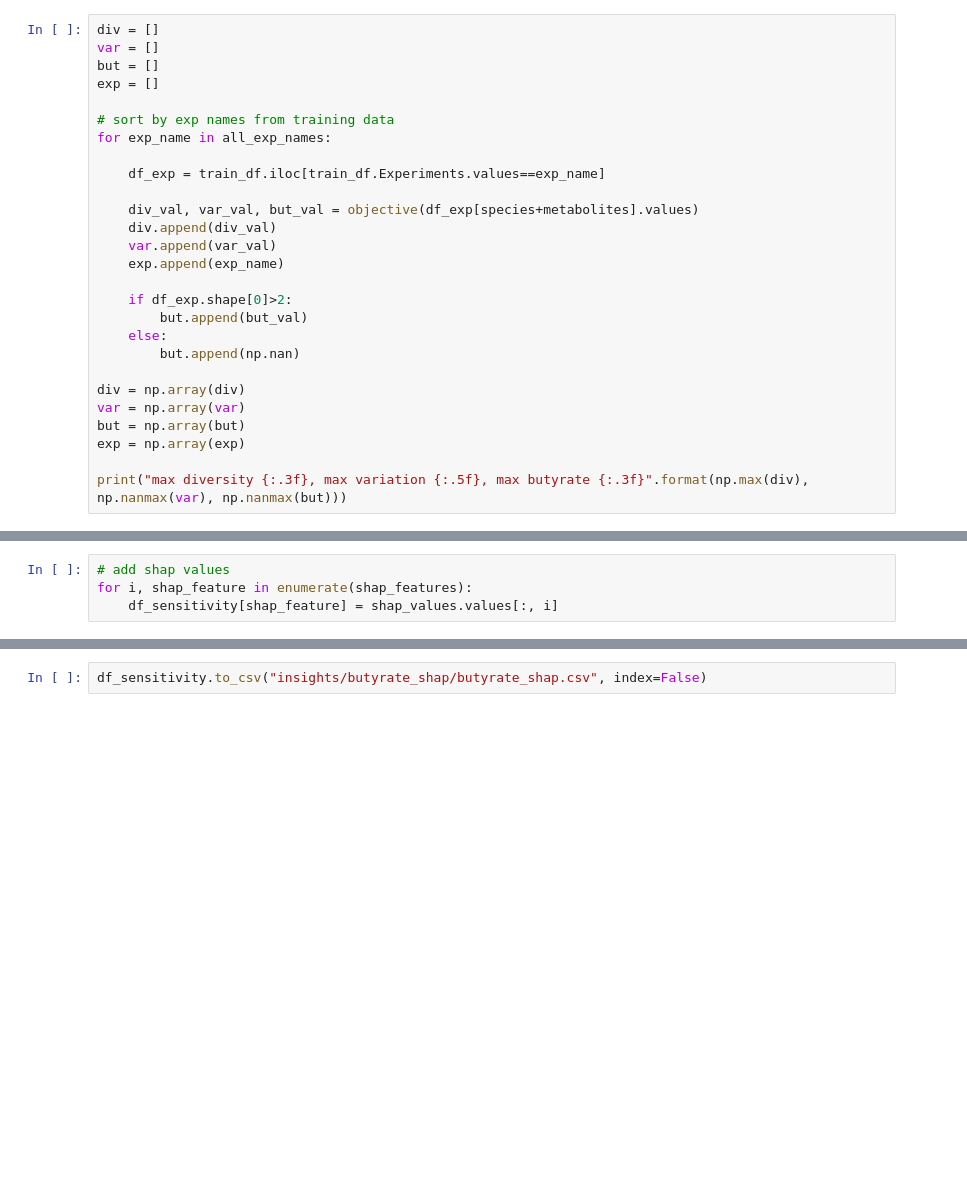
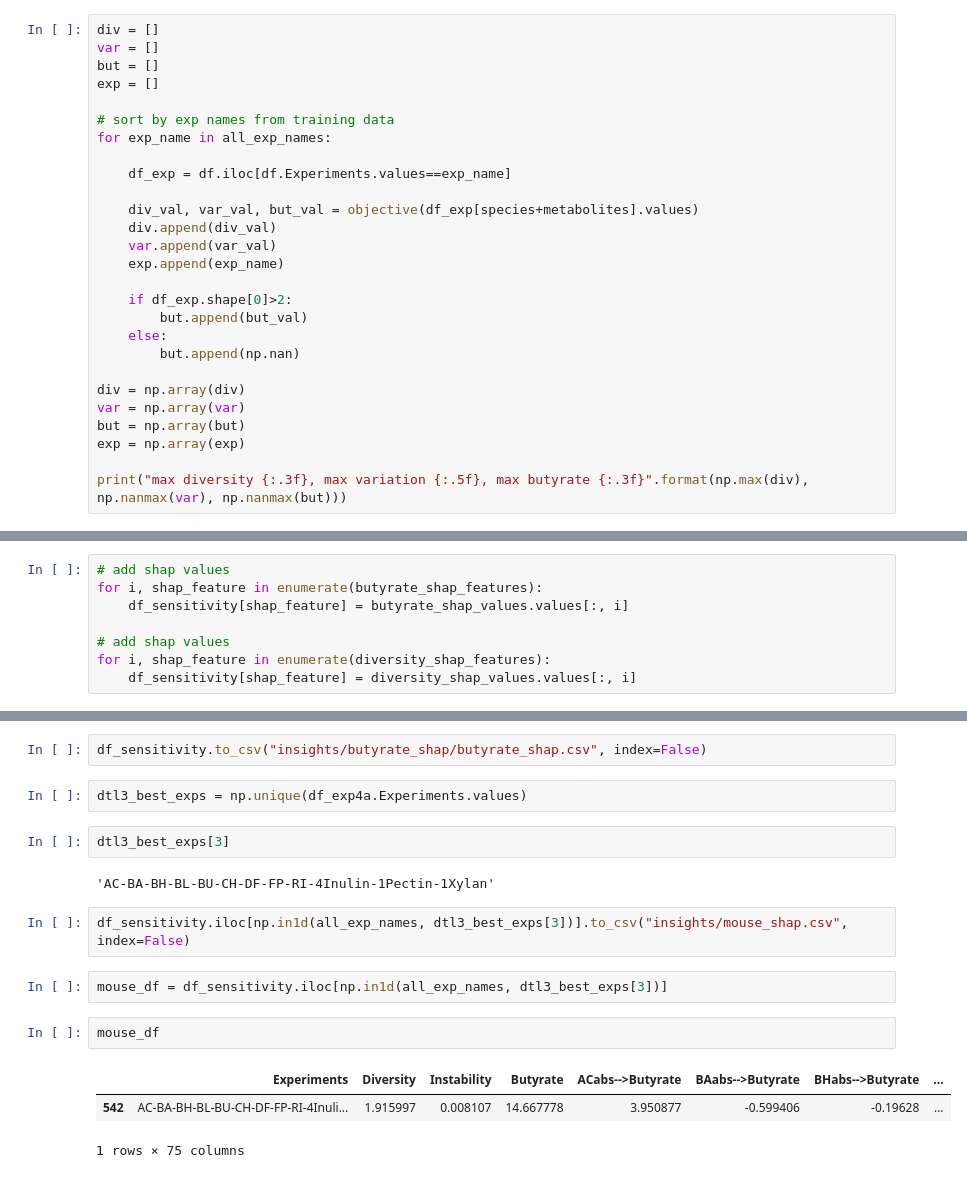
Before and after one commit to VenturelliLab/Connors-Thompson_et_al_2026, a Jupyter notebook: MiRNN Sensitivity (Butyrate SHAP).ipynb, the cells around one changed output, grey strips where cells are left out. Saved outputs shown, nothing was run; the diff lists cells and outputs as text; blank space fills up the shorter version.

```diff
--- a/MiRNN Sensitivity (Butyrate SHAP).ipynb
+++ b/MiRNN Sensitivity (Butyrate SHAP).ipynb
@@ -222,7 +211,7 @@ exp = []
 # sort by exp names from training data
 for exp_name in all_exp_names:
 
-    df_exp = train_df.iloc[train_df.Experiments.values==exp_name]
+    df_exp = df.iloc[df.Experiments.values==exp_name]
 
     div_val, var_val, but_val = objective(df_exp[species+metabolites].values)
     div.append(div_val)
@@ -250,8 +239,12 @@ df_sensitivity["Instability"] = var
 df_sensitivity["Butyrate"] = but
 # %%
 # add shap values
-for i, shap_feature in enumerate(shap_features):
-    df_sensitivity[shap_feature] = shap_values.values[:, i]
+for i, shap_feature in enumerate(butyrate_shap_features):
+    df_sensitivity[shap_feature] = butyrate_shap_values.values[:, i]
+
+# add shap values
+for i, shap_feature in enumerate(diversity_shap_features):
+    df_sensitivity[shap_feature] = diversity_shap_values.values[:, i]
 # %%
 # add design conditions
 for i, sys_var in enumerate(system_variables):
@@ -259,3 +252,19 @@ for i, sys_var in enumerate(system_variables):
         df_sensitivity[sys_var] = X[:, i]
 # %%
 df_sensitivity.to_csv("insights/butyrate_shap/butyrate_shap.csv", index=False)
+# %%
+dtl3_best_exps = np.unique(df_exp4a.Experiments.values)
+# %%
+dtl3_best_exps[3]
+# %% [output]
+'AC-BA-BH-BL-BU-CH-DF-FP-RI-4Inulin-1Pectin-1Xylan'
+# %%
+df_sensitivity.iloc[np.in1d(all_exp_names, dtl3_best_exps[3])].to_csv("insights/mouse_shap.csv", index=False)
+# %%
+mouse_df = df_sensitivity.iloc[np.in1d(all_exp_names, dtl3_best_exps[3])]
+# %%
+mouse_df
+# %% [output]
+|  | Experiments | Diversity | Instability | Butyrate | ACabs-->Butyrate | BAabs-->Butyrate | BHabs-->Butyrate | ... |
+| 542 | AC-BA-BH-BL-BU-CH-DF-FP-RI-4Inuli... | 1.915997 | 0.008107 | 14.667778 | 3.950877 | -0.599406 | -0.19628 | ... |
+1 rows × 75 columns
```
Also changed, not shown: parts of 21 cells of this notebook, 37 other files.
